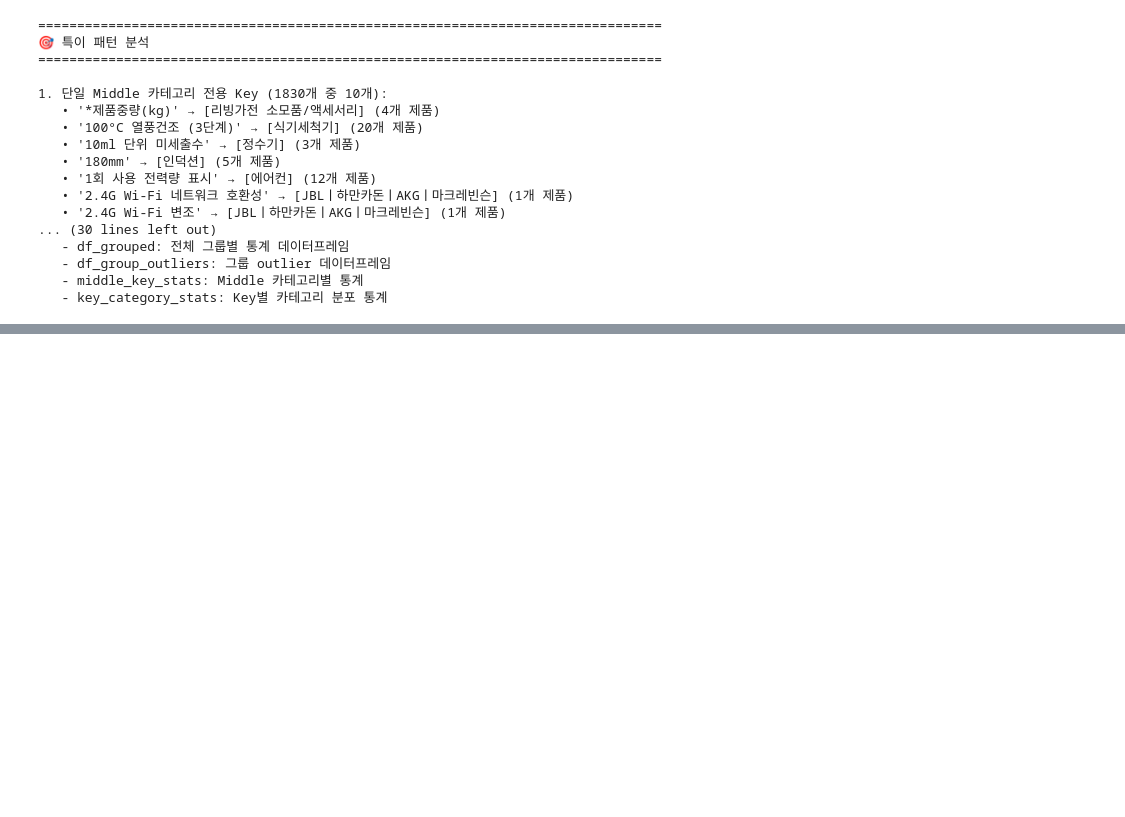
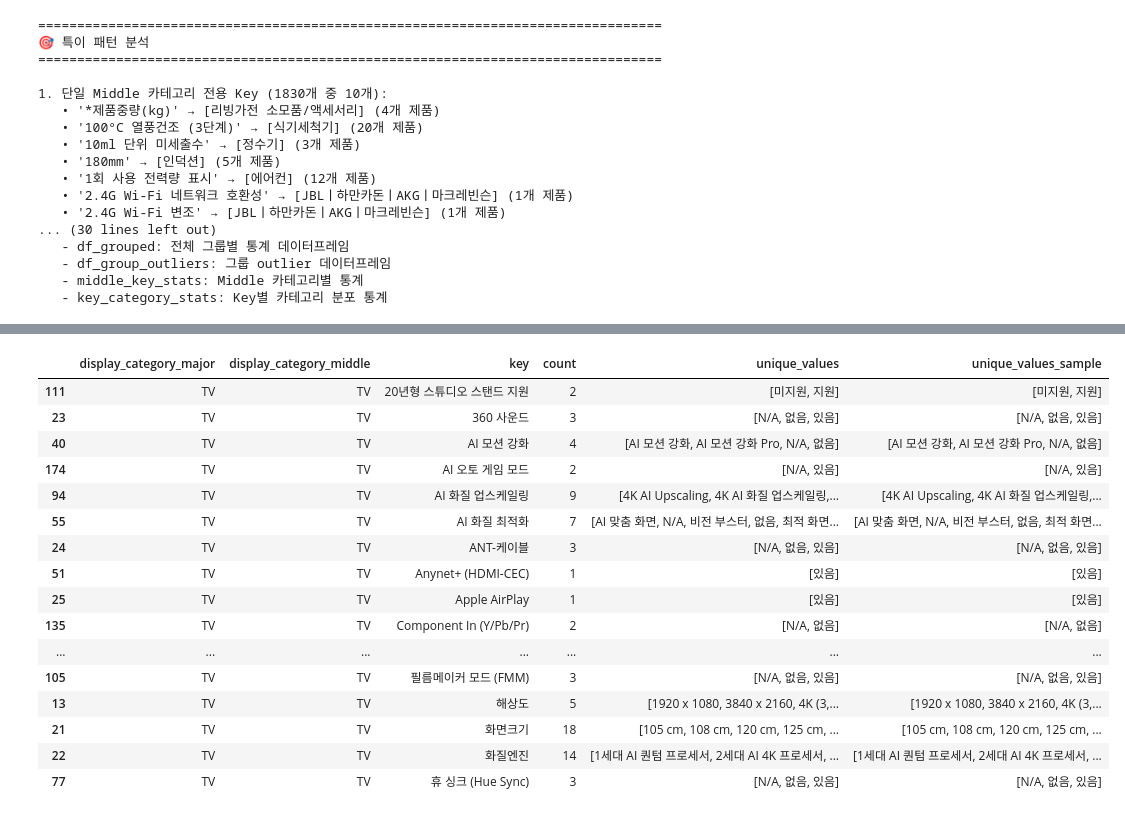
Before and after one commit to sm1835dh/dev_sr_preperation, a Jupyter notebook: notebooks/kt_eda.ipynb, the cells around one changed output, grey strips where cells are left out. Saved outputs shown, nothing was run; the diff lists cells and outputs as text; code cells hidden in the pictures; blank space fills up the shorter version.

```diff
--- a/notebooks/kt_eda.ipynb
+++ b/notebooks/kt_eda.ipynb
@@ -2102 +2795,21 @@ Key별 카테고리 분포 (상위 20개):
+# %%
+df_tv_values.sort_values(['display_category_major','display_category_middle','key'])
+# %% [output]
+|  | display_category_major | display_category_middle | key | count | unique_values | unique_values_sample |
+| 111 | TV | TV | 20년형 스튜디오 스탠드 지원 | 2 | [미지원, 지원] | [미지원, 지원] |
+| 23 | TV | TV | 360 사운드 | 3 | [N/A, 없음, 있음] | [N/A, 없음, 있음] |
+| 40 | TV | TV | AI 모션 강화 | 4 | [AI 모션 강화, AI 모션 강화 Pro, N/A, 없음] | [AI 모션 강화, AI 모션 강화 Pro, N/A, 없음] |
+| 174 | TV | TV | AI 오토 게임 모드 | 2 | [N/A, 있음] | [N/A, 있음] |
+| 94 | TV | TV | AI 화질 업스케일링 | 9 | [4K AI Upscaling, 4K AI 화질 업스케일링,... | [4K AI Upscaling, 4K AI 화질 업스케일링,... |
+| 55 | TV | TV | AI 화질 최적화 | 7 | [AI 맞춤 화면, N/A, 비전 부스터, 없음, 최적 화면... | [AI 맞춤 화면, N/A, 비전 부스터, 없음, 최적 화면... |
+| 24 | TV | TV | ANT-케이블 | 3 | [N/A, 없음, 있음] | [N/A, 없음, 있음] |
+| 51 | TV | TV | Anynet+ (HDMI-CEC) | 1 | [있음] | [있음] |
+| 25 | TV | TV | Apple AirPlay | 1 | [있음] | [있음] |
+| 135 | TV | TV | Component In (Y/Pb/Pr) | 2 | [N/A, 없음] | [N/A, 없음] |
+| ... | ... | ... | ... | ... | ... | ... |
+| 105 | TV | TV | 필름메이커 모드 (FMM) | 3 | [N/A, 없음, 있음] | [N/A, 없음, 있음] |
+| 13 | TV | TV | 해상도 | 5 | [1920 x 1080, 3840 x 2160, 4K (3,... | [1920 x 1080, 3840 x 2160, 4K (3,... |
+| 21 | TV | TV | 화면크기 | 18 | [105 cm, 108 cm, 120 cm, 125 cm, ... | [105 cm, 108 cm, 120 cm, 125 cm, ... |
+| 22 | TV | TV | 화질엔진 | 14 | [1세대 AI 퀀텀 프로세서, 2세대 AI 4K 프로세서, ... | [1세대 AI 퀀텀 프로세서, 2세대 AI 4K 프로세서, ... |
+| 77 | TV | TV | 휴 싱크 (Hue Sync) | 3 | [N/A, 없음, 있음] | [N/A, 없음, 있음] |
 # %%
```
Also changed, not shown: parts of 7 cells of this notebook.
